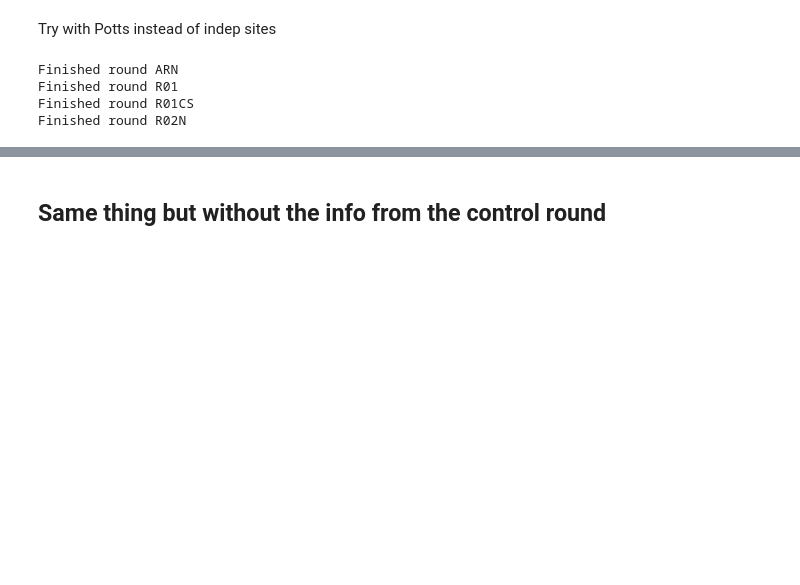
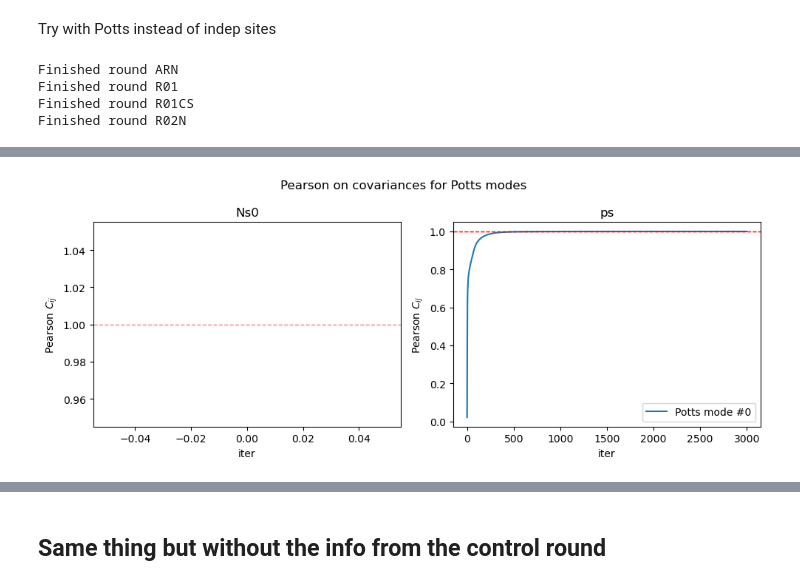
Before and after one commit to stecrotti/Aptamer2025py, a Jupyter notebook: beads.ipynb, the cells around one changed output, grey strips where cells are left out. Saved outputs shown, nothing was run; the diff lists cells and outputs as text; code cells hidden in the pictures; blank space fills up the shorter version.

```diff
--- a/beads.ipynb
+++ b/beads.ipynb
@@ -118,3 +92,7 @@ callbacks[0].plot();
+# %%
+callbacks[1].plot();
+# %% [output]
+[figure, added]
 # %%
 from IPython.display import display, Latex
 
```
Also changed, not shown: parts of 28 cells of this notebook, 4 other files.
